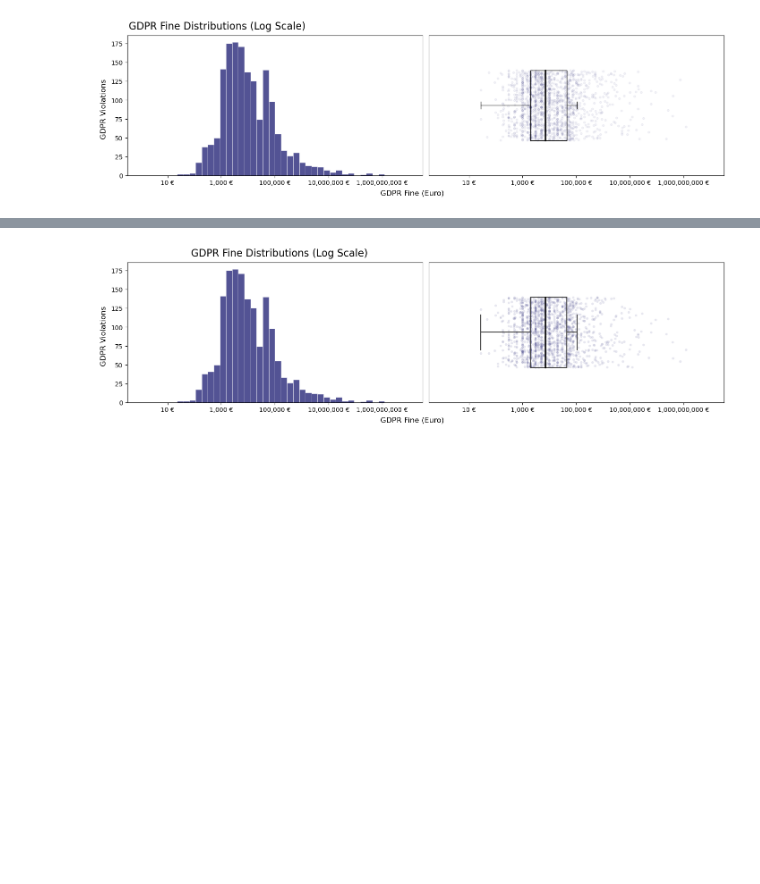
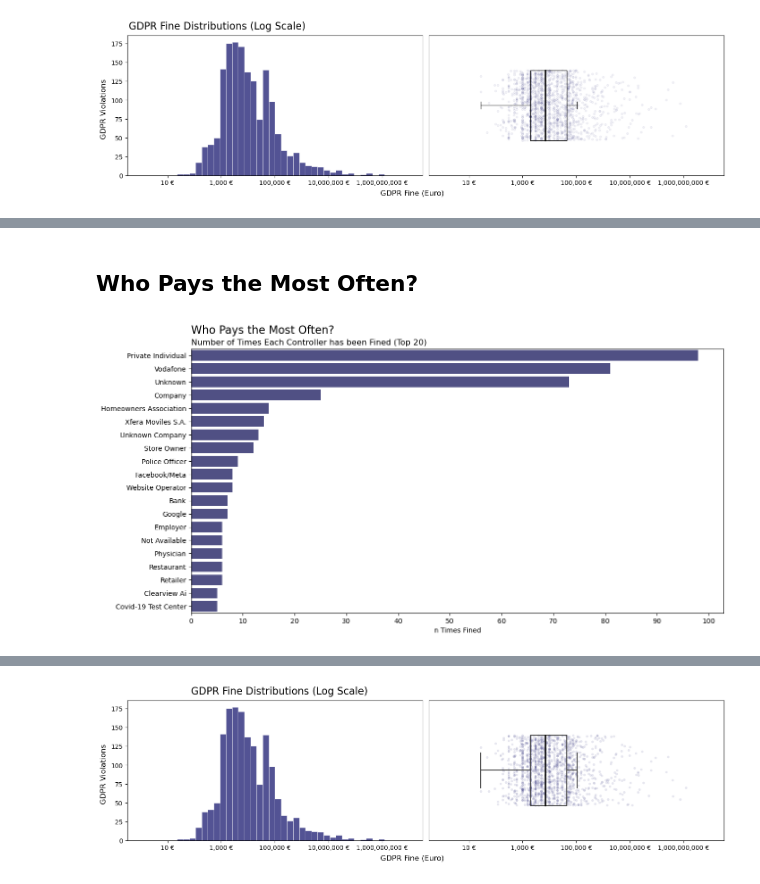
Before and after one commit to dc27/gdpr-fines-analysis, a Jupyter notebook: dev.ipynb, the cells around one changed output, grey strips where cells are left out. Drawn from its saved outputs; the diff is of its cells as text; code cells hidden in the pictures; blank space fills up the shorter version.

```diff
--- a/dev.ipynb
+++ b/dev.ipynb
@@ -80,0 +140,13 @@ fig.supxlabel(t="GDPR Fine (Euro)");
+# %% [markdown]
+## Who Pays the Most Often?
+# %%
+fig, ax = plt.subplots(figsize=(14, 7))
+
+sns.barplot(y='shortname', x='counts', data=controller_stats.nlargest(n=20, columns='counts'), color='midnightblue', ax=ax, orient='h', alpha=0.8)
+
+ax.set(xlabel="n Times Fined", ylabel=None, xticks=range(0, controller_stats.counts.max()+10, 10))
+ax.xaxis.set_major_formatter('{x:,.0f}')
+ax.set_title(label="Number of Times Each Controller has been Fined (Top 20)", loc="left", ha="left", size=12)
+fig.suptitle(t="Who Pays the Most Often?", x=ax.get_position().get_points()[0][0], ha='left', fontsize=16, y=0.95);
+# %% [output]
+[figure, added]
```
Also changed, not shown: parts of 18 cells of this notebook, 5 other files.
